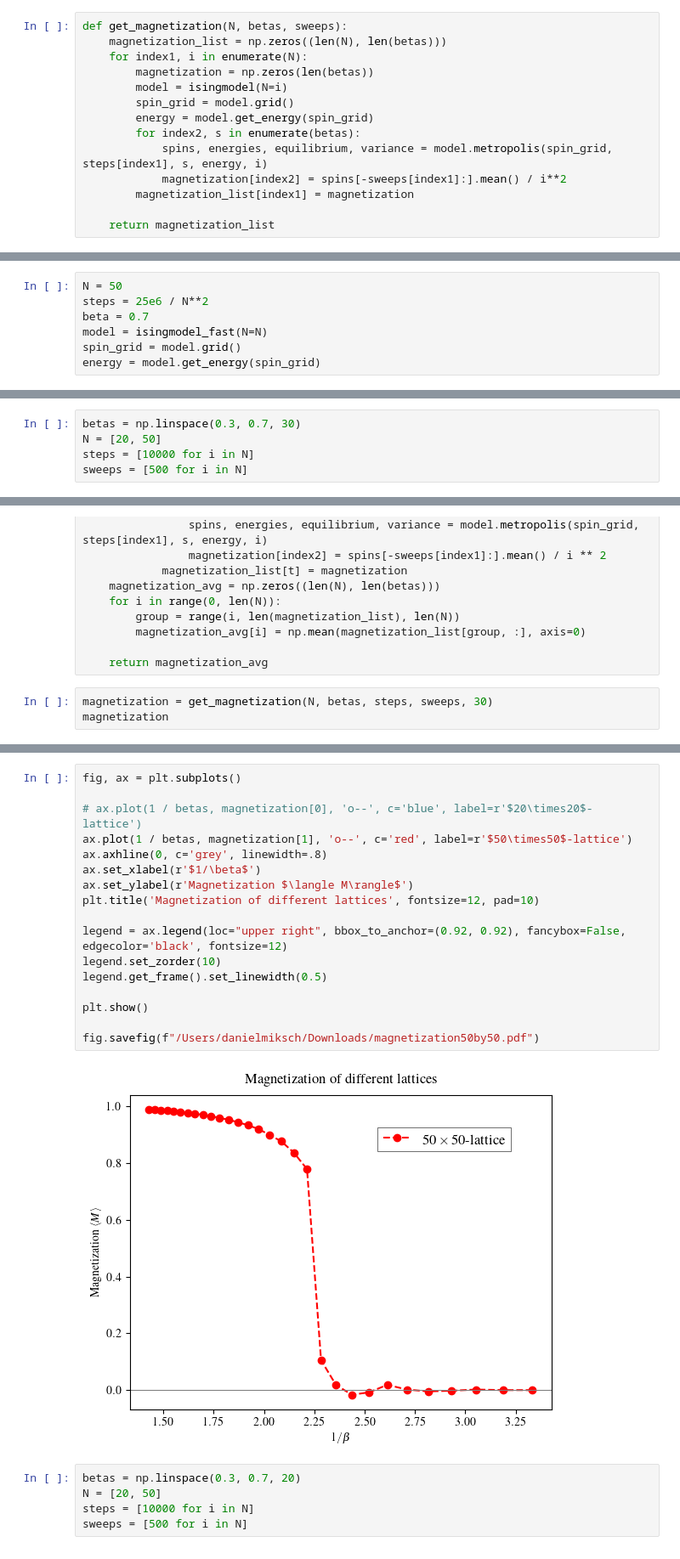
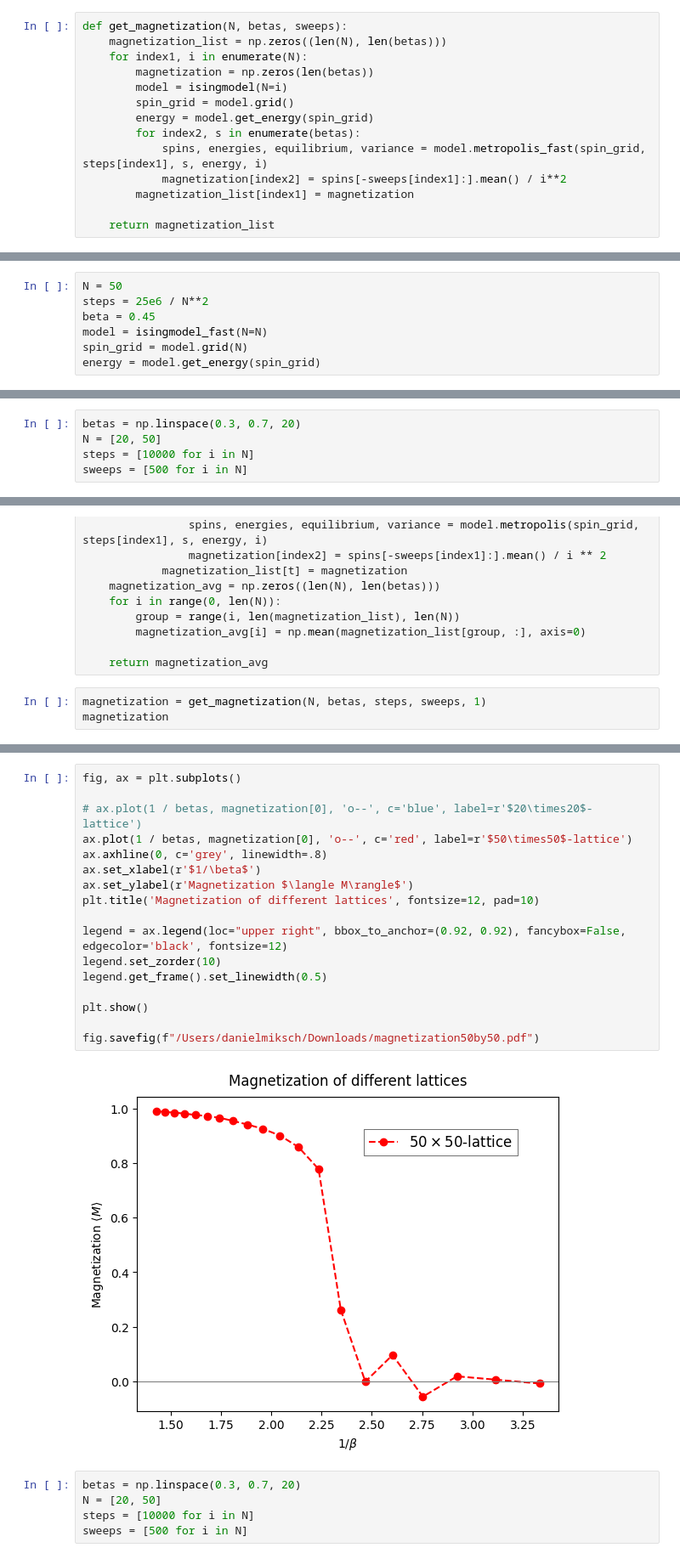
Before and after one commit to dantona02/metropolis, a Jupyter notebook: metropolis.ipynb, the cells around one changed output, grey strips where cells are left out. Shown at 85% size. Cells and saved outputs as stored; diff of their text form.

```diff
--- a/metropolis.ipynb
+++ b/metropolis.ipynb
@@ -119,7 +119,7 @@ def get_magnetization(N, betas, sweeps):
         spin_grid = model.grid()
         energy = model.get_energy(spin_grid)
         for index2, s in enumerate(betas):
-            spins, energies, equilibrium, variance = model.metropolis(spin_grid, steps[index1], s, energy, i)
+            spins, energies, equilibrium, variance = model.metropolis_fast(spin_grid, steps[index1], s, energy, i)
             magnetization[index2] = spins[-sweeps[index1]:].mean() / i**2
         magnetization_list[index1] = magnetization
 
@@ -460,9 +591,9 @@ class isingmodel_fast:
 # %%
 N = 50
 steps = 25e6 / N**2
-beta = 0.7
+beta = 0.45
 model = isingmodel_fast(N=N)
-spin_grid = model.grid()
+spin_grid = model.grid(N)
 energy = model.get_energy(spin_grid)
 # %%
 spins_test, energies_test, equilibrium_test, variance_test = model.metropolis(spin_grid, steps, beta, energy, N)
@@ -471,5 +604,5 @@ spins_test, energies_test, equilibrium_test, variance_test = model.metropolis(sp
 # %%
-betas = np.linspace(0.3, 0.7, 30)
+betas = np.linspace(0.3, 0.7, 20)
 N = [20, 50]
 steps = [10000 for i in N]
 sweeps = [500 for i in N]
@@ -493,6 +626,6 @@ def get_magnetization(N, betas, steps, sweeps, iterations):
 
     return magnetization_avg
 # %%
-magnetization = get_magnetization(N, betas, steps, sweeps, 30)
+magnetization = get_magnetization(N, betas, steps, sweeps, 1)
 magnetization
 # %% [output]
@@ -519,22 +640,22 @@ array([[ 1.96512000e-03, -2.95242667e-03,  1.20000000e-04,
 # %%
 fig, ax = plt.subplots()
 
 # ax.plot(1 / betas, magnetization[0], 'o--', c='blue', label=r'$20\times20$-lattice')
-ax.plot(1 / betas, magnetization[1], 'o--', c='red', label=r'$50\times50$-lattice')
+ax.plot(1 / betas, magnetization[0], 'o--', c='red', label=r'$50\times50$-lattice')
 ax.axhline(0, c='grey', linewidth=.8)
 ax.set_xlabel(r'$1/\beta$')
 ax.set_ylabel(r'Magnetization $\langle M\rangle$')
 plt.title('Magnetization of different lattices', fontsize=12, pad=10)
 
 legend = ax.legend(loc="upper right", bbox_to_anchor=(0.92, 0.92), fancybox=False, edgecolor='black', fontsize=12)
 legend.set_zorder(10)
 legend.get_frame().set_linewidth(0.5)
 
 plt.show()
 
 fig.savefig(f"/Users/danielmiksch/Downloads/magnetization50by50.pdf")
 # %% [output]
-[figure, old version]
+[figure, new version]
 # %%
 betas = np.linspace(0.3, 0.7, 20)
 N = [20, 50]
```
Also changed, not shown: parts of 16 cells of this notebook.
